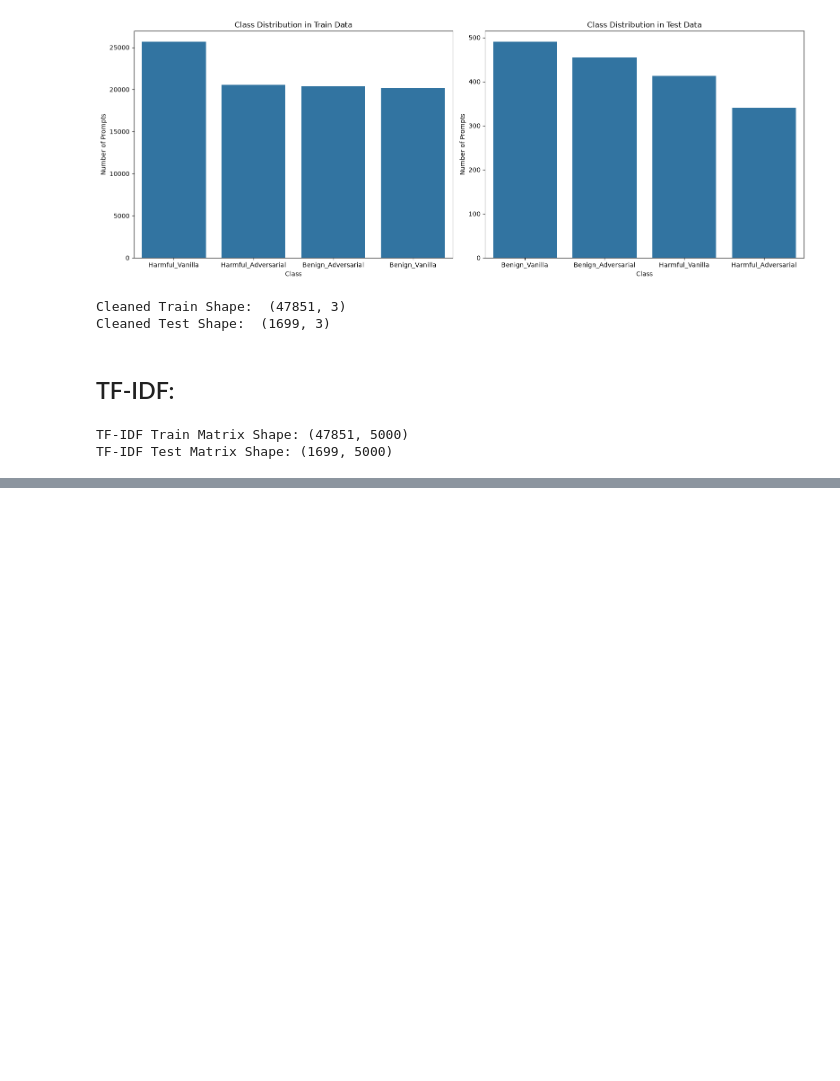
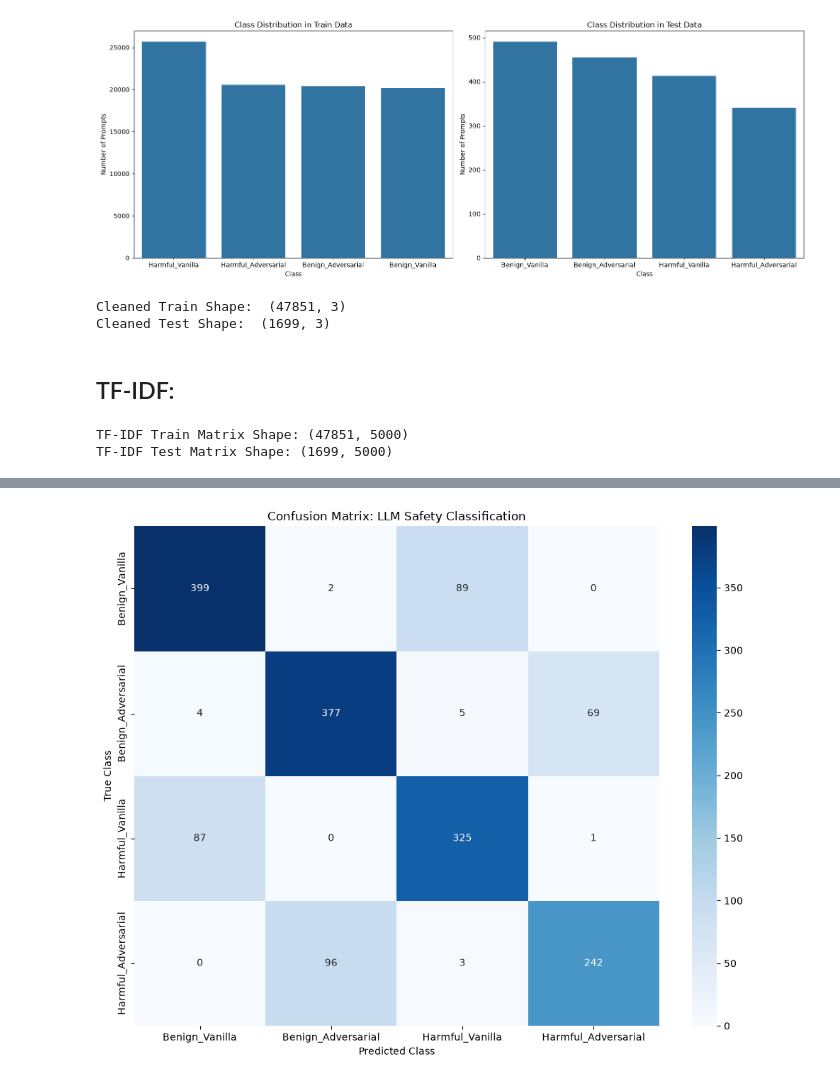
Before and after one commit to sharzilnfz/llmSafetyClassification, a Jupyter notebook: cse440_project.ipynb, the cells around one changed output, grey strips where cells are left out. Cells and saved outputs as stored; diff of their text form; code cells hidden in the pictures; blank space fills up the shorter version.

Commit message:
Add Logistic Regression, Confusion Matrix, and Random Forest models

```diff
--- a/cse440_project.ipynb
+++ b/cse440_project.ipynb
@@ -262,3 +262,18 @@ print("TF-IDF Test Matrix Shape:", X_test_tfidf.shape)
 # %% [output]
 TF-IDF Train Matrix Shape: (47851, 5000)
 TF-IDF Test Matrix Shape: (1699, 5000)
+# %%
+from sklearn.linear_model import LogisticRegression
+from sklearn.metrics import classification_report, accuracy_score
+
+y_train = train_df['target']
+y_test = test_df['target']
+
+model = LogisticRegression(max_iter=1000)
+
+model.fit(X_train_tfidf, y_train)
+
+predictions = model.predict(X_test_tfidf)
+
+print(f"Overall Accuracy: {accuracy_score(y_test, predictions) * 100:.2f}%")
+print(classification_report(y_test, predictions))
@@ -264,0 +292,21 @@ TF-IDF Test Matrix Shape: (1699, 5000)
+# %%
+import matplotlib.pyplot as plt
+import seaborn as sns
+from sklearn.metrics import confusion_matrix
+
+cm = confusion_matrix(y_test, predictions)
+
+class_names = [TARGET_NAMES[i] for i in sorted(TARGET_NAMES.keys())]
+
+plt.figure(figsize=(10, 8))
+sns.heatmap(cm, annot=True, fmt='d', cmap='Blues',
+            xticklabels=class_names,
+            yticklabels=class_names)
+
+plt.title('Confusion Matrix: LLM Safety Classification')
+plt.xlabel('Predicted Class')
+plt.ylabel('True Class')
+plt.tight_layout()
+plt.show()
+# %% [output]
+[figure, added]
```
Also changed, not shown: parts of 2 cells of this notebook.
